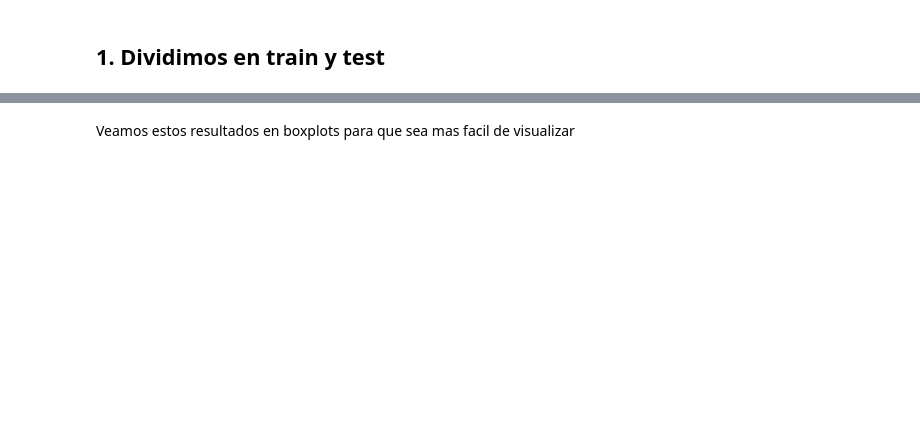
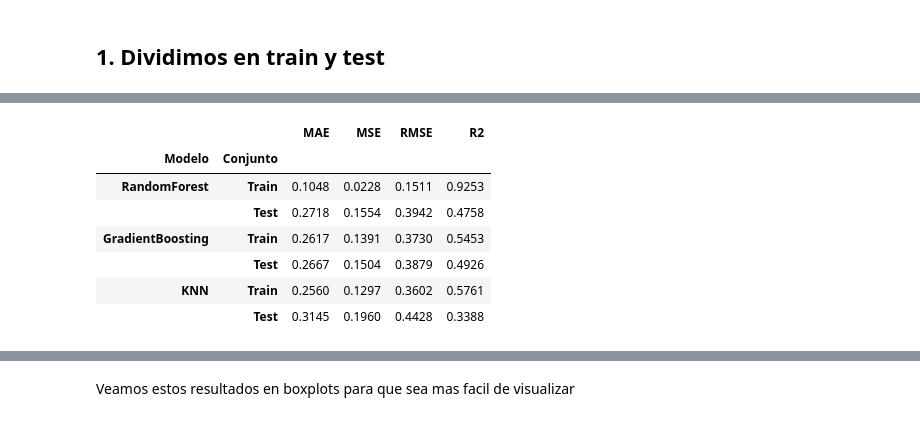
Before and after one commit to santidrelew/tp-mpg, a Jupyter notebook: notebooks/04_Ml_y_Validacion.ipynb, the cells around one changed output, grey strips where cells are left out. Drawn from its saved outputs; the diff is of its cells as text; code cells hidden in the pictures; blank space fills up the shorter version.

```diff
--- a/notebooks/04_Ml_y_Validacion.ipynb
+++ b/notebooks/04_Ml_y_Validacion.ipynb
@@ -185,0 +244,20 @@ Cantidad de variables predictoras: 34
+# %%
+modelos_default = {
+    "RandomForest": pipeline_rf,
+    "GradientBoosting": pipeline_gb,
+    "KNN": pipeline_knn
+}
+
+resultados_default = {}
+
+for nombre, modelo in modelos_default.items():
+    resultados_default[nombre] = entrenar_y_evaluar(
+        modelo,
+        X_train,
+        y_train,
+        X_test,
+        y_test
+    )
+
+    print(f"\n{'='*15} {nombre} {'='*15}")
+    display(resultados_default[nombre].round(4))
@@ -185,0 +277,16 @@ Cantidad de variables predictoras: 34
+# %%
+df_default = pd.concat(
+    resultados_default,
+    names=["Modelo", "Conjunto"]
+)
+
+display(df_default.round(4))
+# %% [output]
+|  |  | MAE | MSE | RMSE | R2 |
+| Modelo | Conjunto |  |  |  |  |
+| RandomForest | Train | 0.1048 | 0.0228 | 0.1511 | 0.9253 |
+|  | Test | 0.2718 | 0.1554 | 0.3942 | 0.4758 |
+| GradientBoosting | Train | 0.2617 | 0.1391 | 0.3730 | 0.5453 |
+|  | Test | 0.2667 | 0.1504 | 0.3879 | 0.4926 |
+| KNN | Train | 0.2560 | 0.1297 | 0.3602 | 0.5761 |
+|  | Test | 0.3145 | 0.1960 | 0.4428 | 0.3388 |
```
Also changed, not shown: parts of 41 cells of this notebook, 1 other file.
